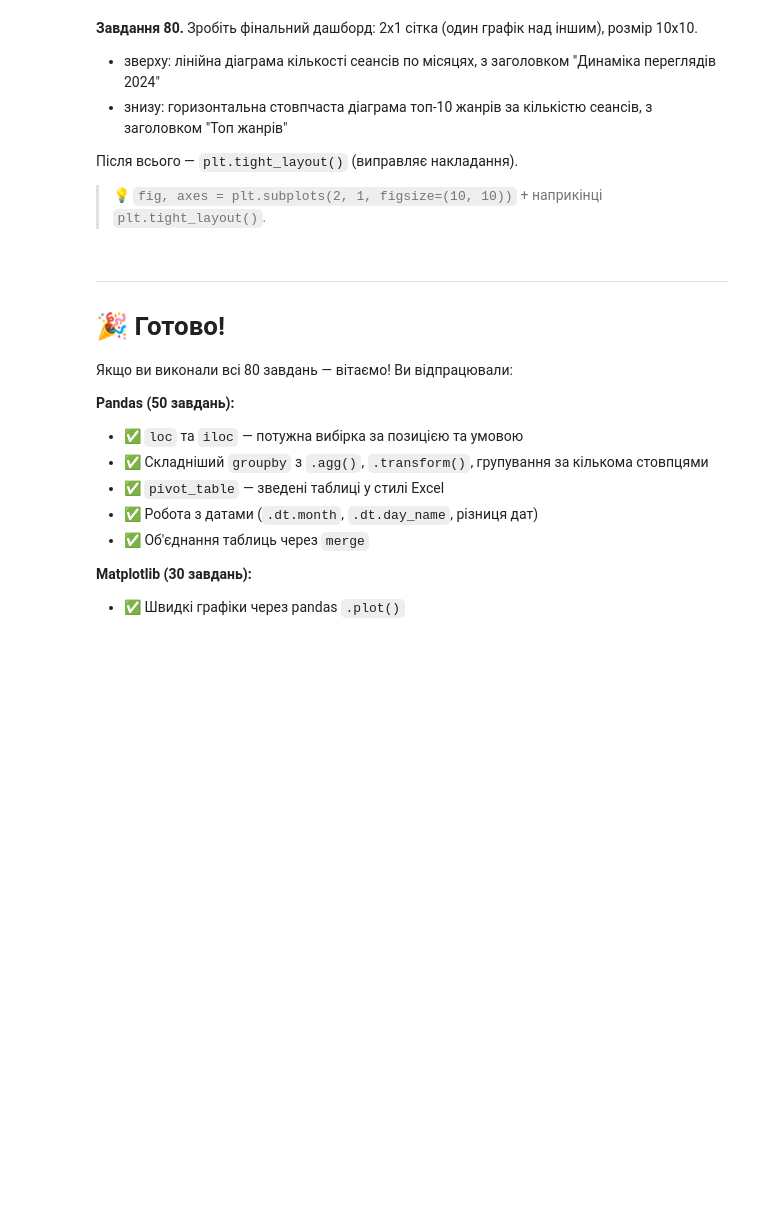
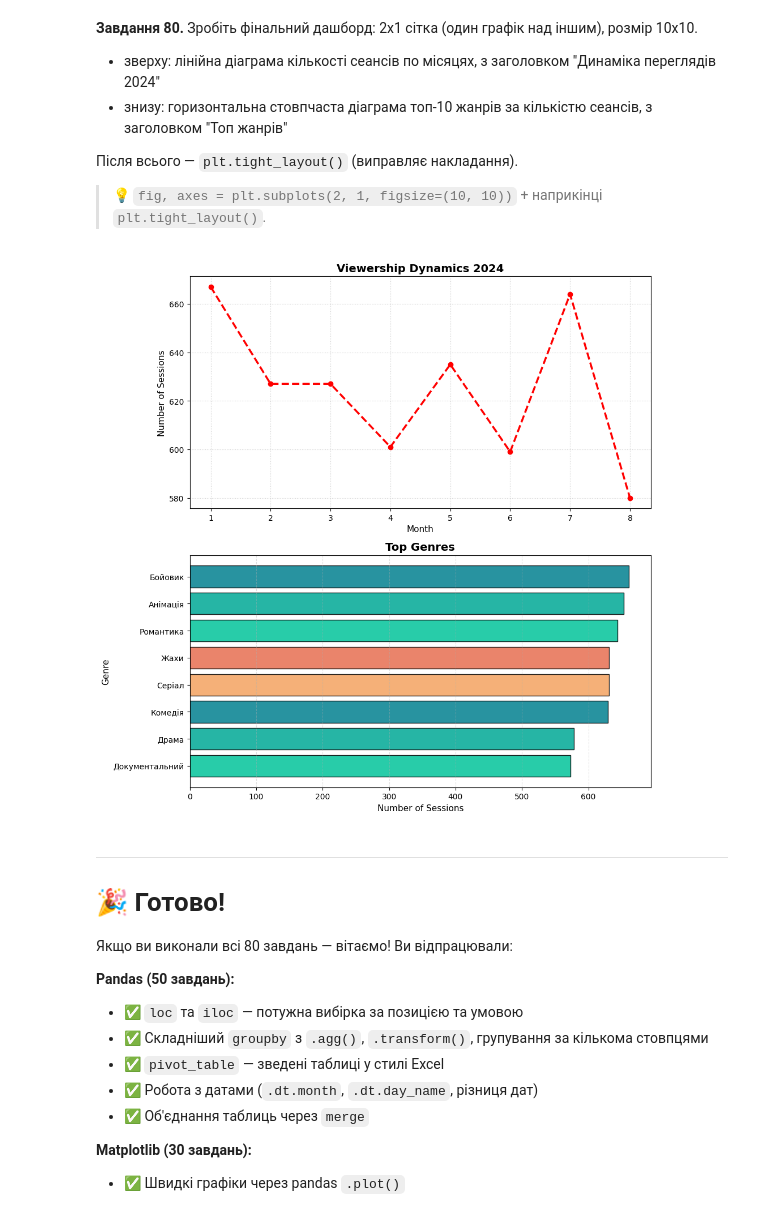
Before and after one commit to NatalieAleksandrova2026/DTA_2026, a Jupyter notebook: Homework/pandas_viz_practice.ipynb, the cells around one changed output. Drawn from its saved outputs; the diff is of its cells as text; code cells hidden in the pictures; blank space fills up the shorter version.

```diff
--- a/Homework/pandas_viz_practice.ipynb
+++ b/Homework/pandas_viz_practice.ipynb
@@ -1598,3 +1617,29 @@ plt.show()
+# %%
+# Завдання 80:
+monthly_sessions = sess["month"].value_counts().sort_index()
+
+top_genres = sess["genre"].value_counts().head(10).sort_values(ascending=True)
+
+fig, axes = plt.subplots(2, 1, figsize=(10, 10))
+
+axes[0].plot(monthly_sessions.index, monthly_sessions.values, "r--o", linewidth=2.5, markersize=6)
+axes[0].set_title("Viewership Dynamics 2024", fontsize=14, fontweight="bold")
+axes[0].set_xlabel("Month", fontsize=11)
+axes[0].set_ylabel("Number of Sessions", fontsize=11)
+axes[0].grid(True, linestyle=":", alpha=0.6)
+
+colors_palette = ["#02C39A", "#00A896", "#028090", "#F4A261", "#E76F51"] * 2
+axes[1].barh(top_genres.index, top_genres.values, color=colors_palette[:10], edgecolor="black", alpha=0.85)
+axes[1].set_title("Top Genres", fontsize=14, fontweight="bold")
+axes[1].set_xlabel("Number of Sessions", fontsize=11)
+axes[1].set_ylabel("Genre", fontsize=11)
+axes[1].grid(axis="x", linestyle="--", alpha=0.4)
+
+plt.tight_layout()
+
+plt.show()
+# %% [output]
+[figure, added]
 # %% [markdown]
 ---
 
```
Also changed, not shown: parts of 3 cells of this notebook.
